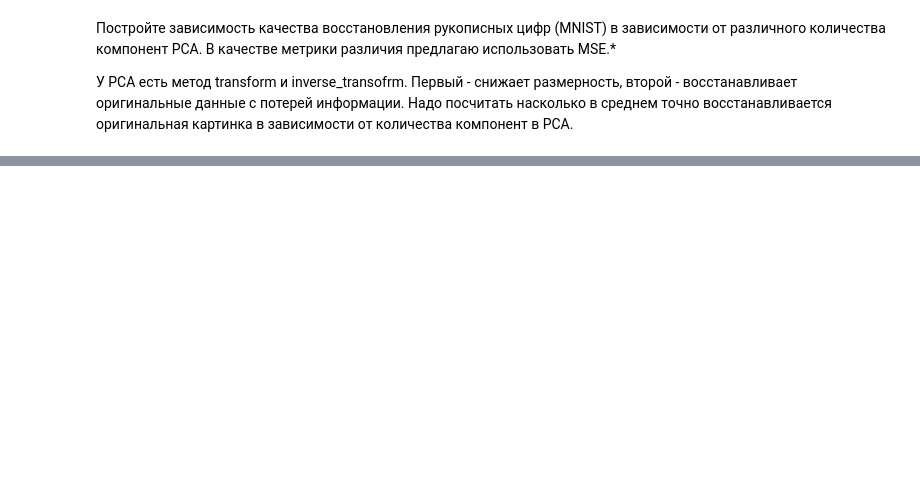
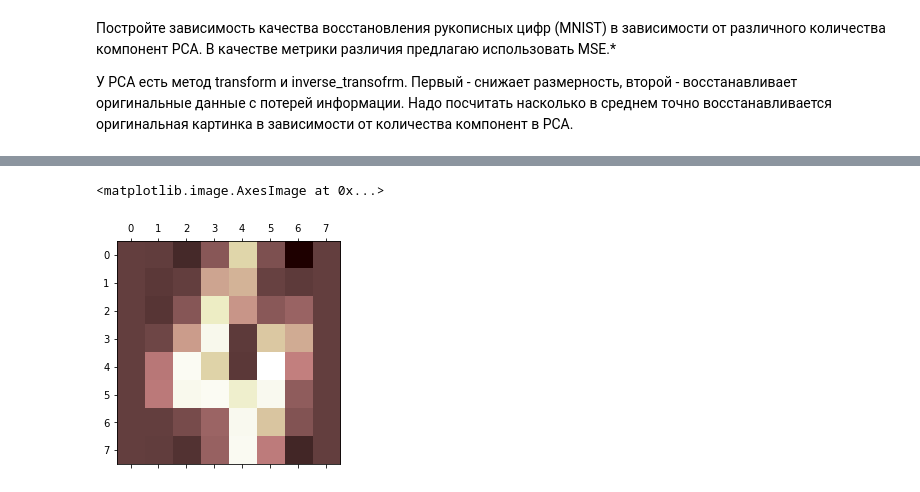
Before and after one commit to Angelisha1/hw_linalg, a Jupyter notebook: Homework_3.ipynb, the cells around one changed output, grey strips where cells are left out. Cells and saved outputs as stored; diff of their text form; code cells hidden in the pictures; blank space fills up the shorter version.

```diff
--- a/Homework_3.ipynb
+++ b/Homework_3.ipynb
@@ -117,0 +133,11 @@ i
+# %%
+U, d, V = np.linalg.svd(image)
+n_component = 4
+D = np.diag(d)[:, :n_component]
+V = V[:n_component, :]
+A4 = U@(D@V)
+# %%
+plt.matshow(A4, cmap = 'pink')
+# %% [output]
+<matplotlib.image.AxesImage at 0x...>
+[figure, added]
```
Also changed, not shown: parts of 30 cells of this notebook.
